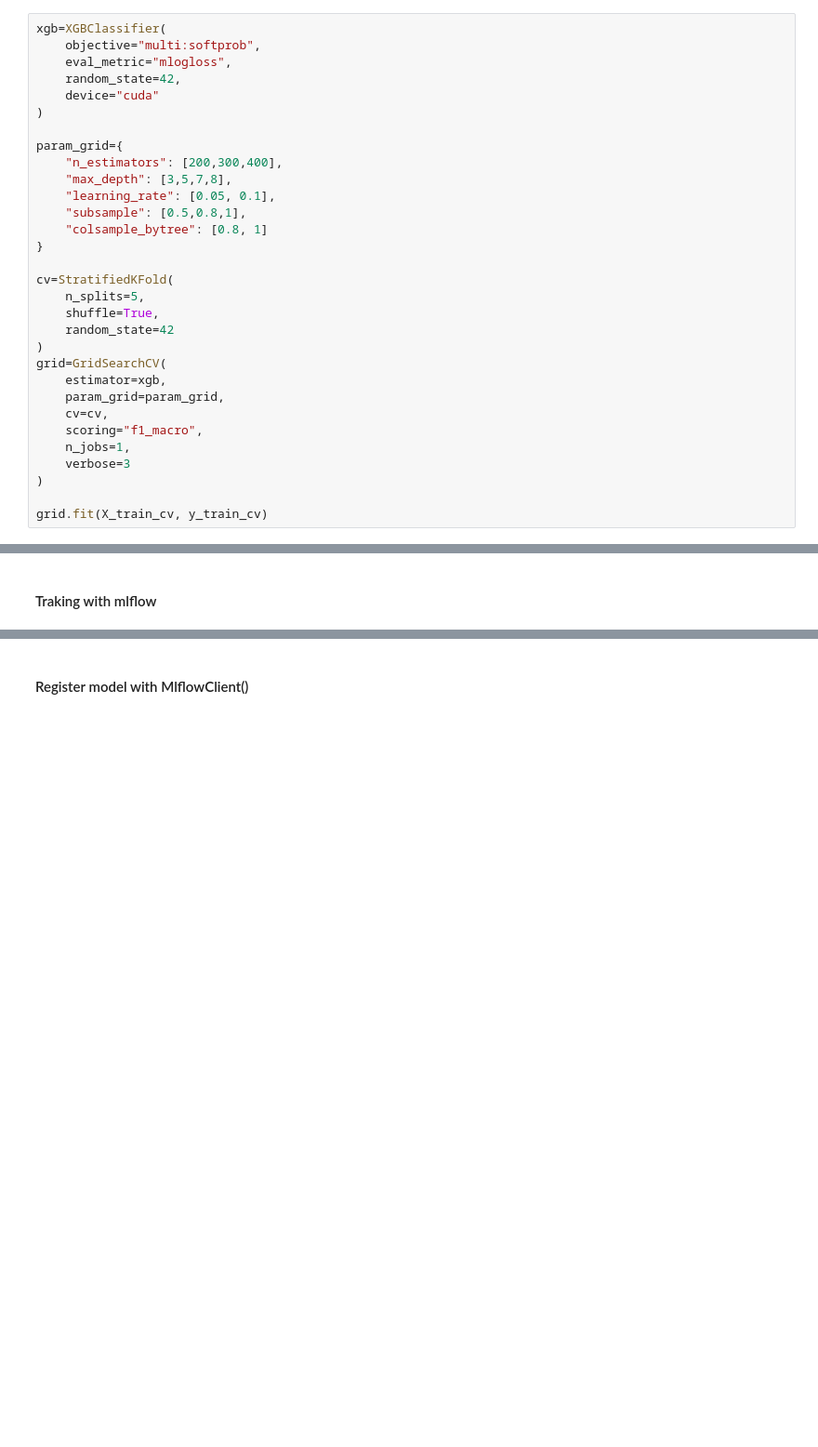
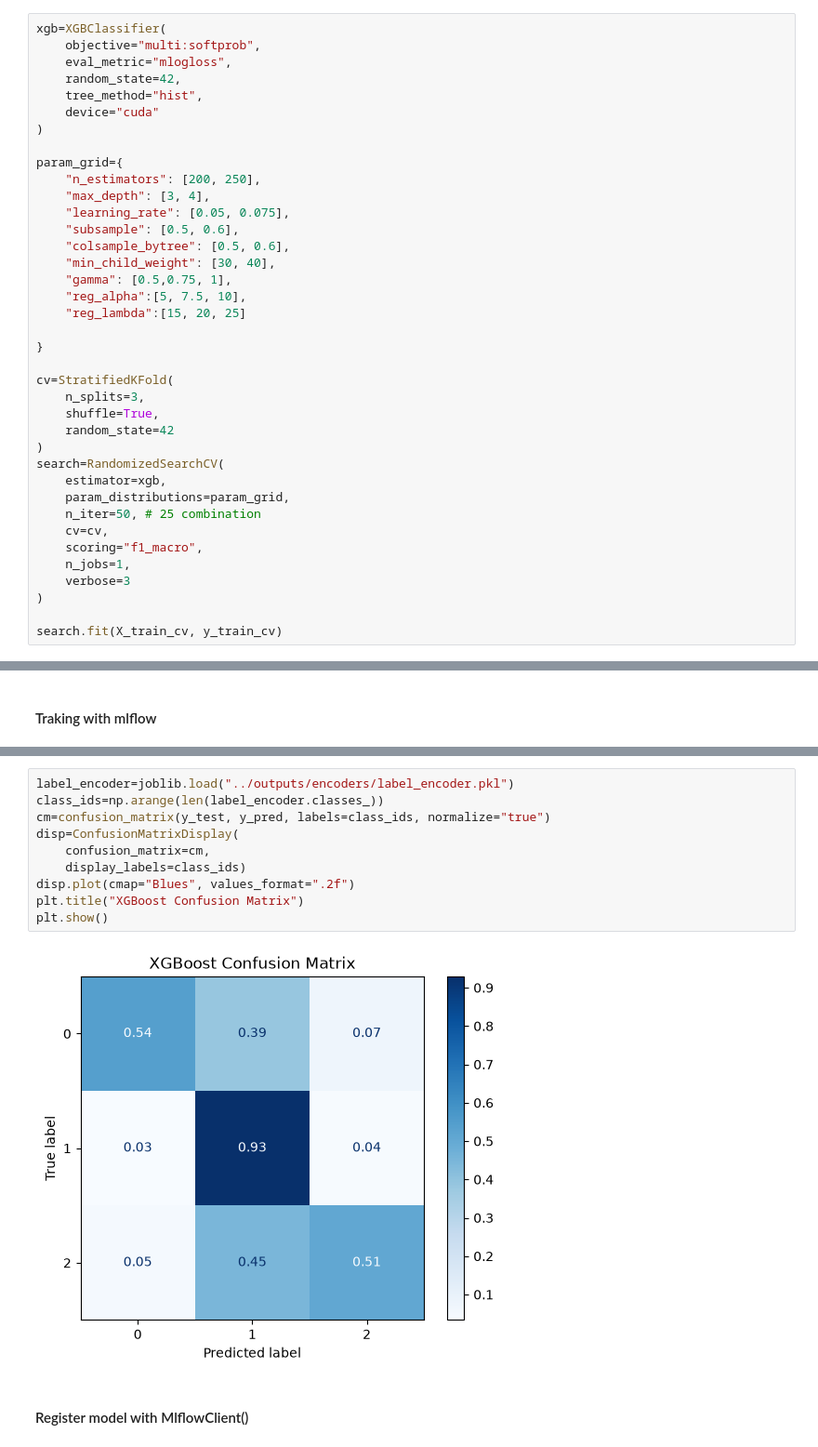
Before and after one commit to kun-2023/Financial-Sentiments-Classification-DistilBERT-project, a Jupyter notebook: notebook/2_xgb_model.ipynb, the cells around one changed output, grey strips where cells are left out. Shown at 93% size. Drawn from its saved outputs; the diff is of its cells as text; blank space fills up the shorter version.

```diff
--- a/notebook/2_xgb_model.ipynb
+++ b/notebook/2_xgb_model.ipynb
@@ -48,30 +50,37 @@ xgb=XGBClassifier(
     objective="multi:softprob",
     eval_metric="mlogloss",
     random_state=42,
+    tree_method="hist",
     device="cuda"
 )
 
 param_grid={
-    "n_estimators": [200,300,400],
-    "max_depth": [3,5,7,8],
-    "learning_rate": [0.05, 0.1],
-    "subsample": [0.5,0.8,1],
-    "colsample_bytree": [0.8, 1]
+    "n_estimators": [200, 250],
+    "max_depth": [3, 4],
+    "learning_rate": [0.05, 0.075],
+    "subsample": [0.5, 0.6],
+    "colsample_bytree": [0.5, 0.6],
+    "min_child_weight": [30, 40],
+    "gamma": [0.5,0.75, 1],
+    "reg_alpha":[5, 7.5, 10],
+    "reg_lambda":[15, 20, 25]
+
 }
 
 cv=StratifiedKFold(
-    n_splits=5,
+    n_splits=3,
     shuffle=True,
     random_state=42
 )
-grid=GridSearchCV(
+search=RandomizedSearchCV(
     estimator=xgb,
-    param_grid=param_grid,
+    param_distributions=param_grid,
+    n_iter=50, # 25 combination
     cv=cv,
     scoring="f1_macro",
     n_jobs=1,
     verbose=3
 )
 
-grid.fit(X_train_cv, y_train_cv)
+search.fit(X_train_cv, y_train_cv)
 # %% [output]
@@ -146,3 +266,15 @@ df_metrics
+# %%
+label_encoder=joblib.load("../outputs/encoders/label_encoder.pkl")
+class_ids=np.arange(len(label_encoder.classes_))
+cm=confusion_matrix(y_test, y_pred, labels=class_ids, normalize="true")
+disp=ConfusionMatrixDisplay(
+    confusion_matrix=cm,
+    display_labels=class_ids)
+disp.plot(cmap="Blues", values_format=".2f")
+plt.title("XGBoost Confusion Matrix")
+plt.show()
+# %% [output]
+[figure, added]
 # %% [markdown]
 #### Register model with MlflowClient()
 # %%
```
Also changed, not shown: parts of 15 cells of this notebook, 5 other files.
